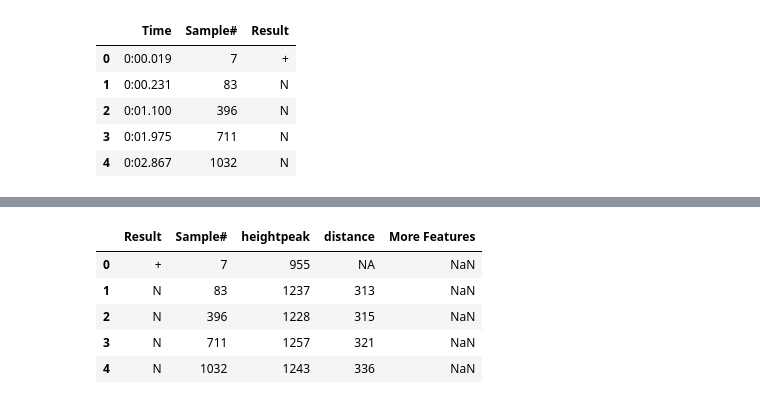
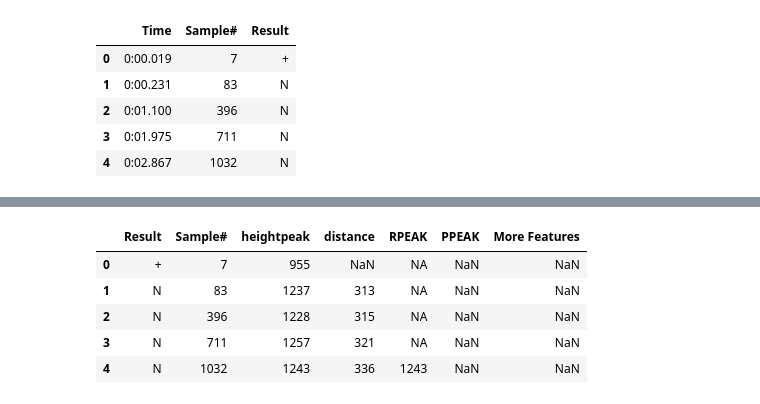
Before and after one commit to aartisinghh/Sensights, a Jupyter notebook: ILYKALEB.ipynb, the cells around one changed output, grey strips where cells are left out. Cells and saved outputs as stored; diff of their text form; code cells hidden in the pictures.

```diff
--- a/ILYKALEB.ipynb
+++ b/ILYKALEB.ipynb
@@ -61,5 +71,12 @@ plt.show()
 # %%
 #lets make a df with some of this data
-training = pd.DataFrame(columns = ['Result', 'Sample#', 'heightpeak', 'distance', 'More Features'] )
+training = pd.DataFrame(columns = ['Result', 'Sample#', 'heightpeak', 'distance','RPEAK','PPEAK', 'More Features'] )
 training['Sample#'] = annotations['Sample#']
 training['Result'] = annotations['Result']
+# %%
+for n in range(500):
+    for i in range(2):
+        if (df["\'MLII\'"][int(training['Sample#'][n])])>(df["\'MLII\'"][int(training['Sample#'][n])+i])&(df["\'MLII\'"][int(training['Sample#'][n])])>(df["\'MLII\'"][int(training['Sample#'][n])-i]):
+            training['RPEAK'][n]=(df["\'MLII\'"][int(training['Sample#'][n])]);
+        else:
+            training['RPEAK'][n]="NA";
@@ -66,20 +96,21 @@ training['Result'] = annotations['Result']
 # %%
 #before we do all the ML craziness, we need to create a csv to hold the training data
 #it will be easiest to create a dataframe and just use pandas .to_csv method
 for i in range(5):
     training['heightpeak'][i] = df["\'MLII\'"][int(training['Sample#'][i])]
     #so this is just distance between samples
     distance=int(training['Sample#'][i+1])-int(training['Sample#'][i])
     if((100<distance<400)):
         training['distance'][i]=distance
-    else:
-        training['distance'][i]="NA"
+#    else:
+#        training['distance'][i]="NA"
 
+#   training['extra']
 training.head()
 # %% [output]
-|  | Result | Sample# | heightpeak | distance | More Features |
-| 0 | + | 7 | 955 | NA | NaN |
-| 1 | N | 83 | 1237 | 313 | NaN |
-| 2 | N | 396 | 1228 | 315 | NaN |
-| 3 | N | 711 | 1257 | 321 | NaN |
-| 4 | N | 1032 | 1243 | 336 | NaN |
+|  | Result | Sample# | heightpeak | distance | RPEAK | PPEAK | More Features |
+| 0 | + | 7 | 955 | NaN | NA | NaN | NaN |
+| 1 | N | 83 | 1237 | 313 | NA | NaN | NaN |
+| 2 | N | 396 | 1228 | 315 | NA | NaN | NaN |
+| 3 | N | 711 | 1257 | 321 | NA | NaN | NaN |
+| 4 | N | 1032 | 1243 | 336 | 1243 | NaN | NaN |
```
Also changed, not shown: parts of 5 cells of this notebook, 11 other files.
